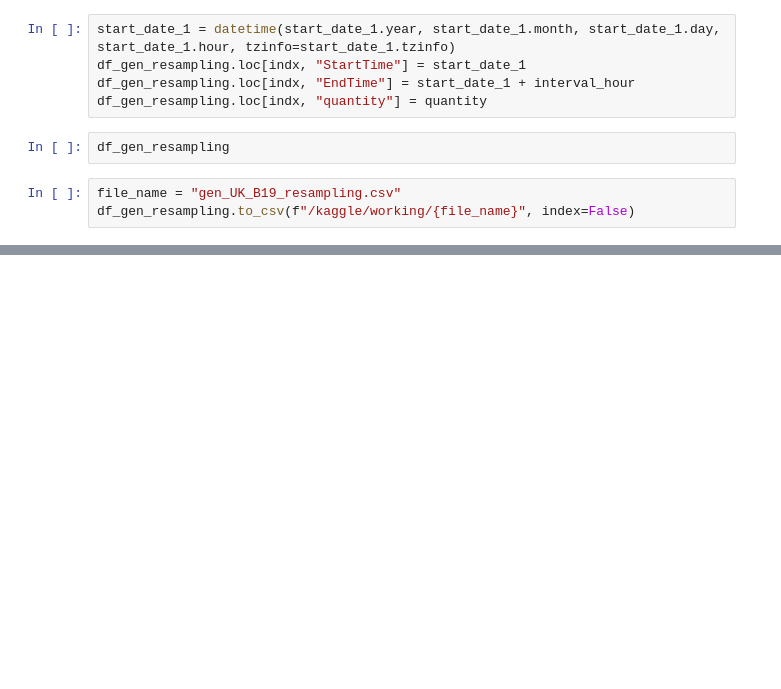
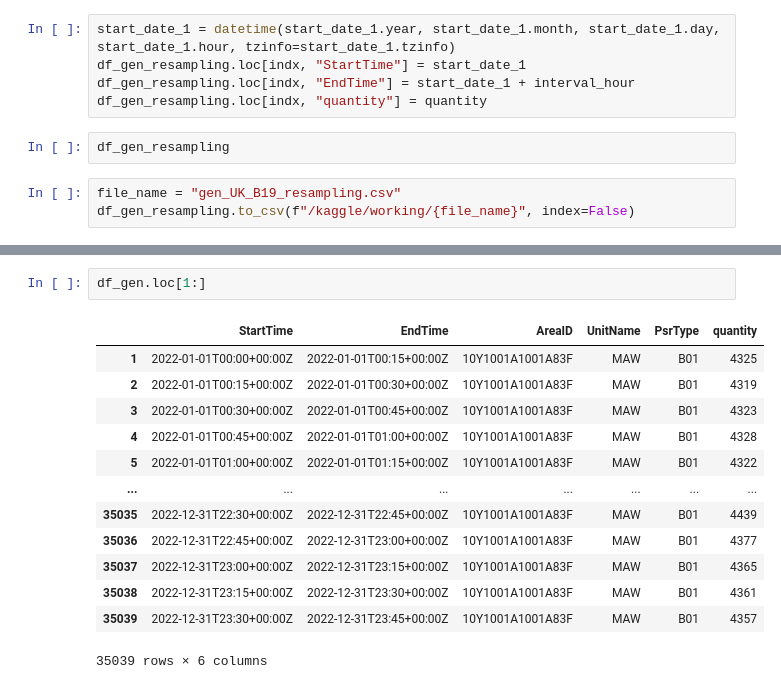
Before and after one commit to mahbubur-87/SE-Europe-Data_Challenge_Template, a Jupyter notebook: se-europe-data-challenge-data-ingestion.ipynb, the cells around one changed output, grey strips where cells are left out. Cells and saved outputs as stored; diff of their text form; blank space fills up the shorter version.

```diff
--- a/se-europe-data-challenge-data-ingestion.ipynb
+++ b/se-europe-data-challenge-data-ingestion.ipynb
@@ -350,0 +390,16 @@ df_gen_resampling.to_csv(f"/kaggle/working/{file_name}", index=False)
+# %%
+df_gen.loc[1:]
+# %% [output]
+|  | StartTime | EndTime | AreaID | UnitName | PsrType | quantity |
+| 1 | 2022-01-01T00:00+00:00Z | 2022-01-01T00:15+00:00Z | 10Y1001A1001A83F | MAW | B01 | 4325 |
+| 2 | 2022-01-01T00:15+00:00Z | 2022-01-01T00:30+00:00Z | 10Y1001A1001A83F | MAW | B01 | 4319 |
+| 3 | 2022-01-01T00:30+00:00Z | 2022-01-01T00:45+00:00Z | 10Y1001A1001A83F | MAW | B01 | 4323 |
+| 4 | 2022-01-01T00:45+00:00Z | 2022-01-01T01:00+00:00Z | 10Y1001A1001A83F | MAW | B01 | 4328 |
+| 5 | 2022-01-01T01:00+00:00Z | 2022-01-01T01:15+00:00Z | 10Y1001A1001A83F | MAW | B01 | 4322 |
+| ... | ... | ... | ... | ... | ... | ... |
+| 35035 | 2022-12-31T22:30+00:00Z | 2022-12-31T22:45+00:00Z | 10Y1001A1001A83F | MAW | B01 | 4439 |
+| 35036 | 2022-12-31T22:45+00:00Z | 2022-12-31T23:00+00:00Z | 10Y1001A1001A83F | MAW | B01 | 4377 |
+| 35037 | 2022-12-31T23:00+00:00Z | 2022-12-31T23:15+00:00Z | 10Y1001A1001A83F | MAW | B01 | 4365 |
+| 35038 | 2022-12-31T23:15+00:00Z | 2022-12-31T23:30+00:00Z | 10Y1001A1001A83F | MAW | B01 | 4361 |
+| 35039 | 2022-12-31T23:30+00:00Z | 2022-12-31T23:45+00:00Z | 10Y1001A1001A83F | MAW | B01 | 4357 |
+35039 rows × 6 columns
```
Also changed, not shown: parts of 12 cells of this notebook.
